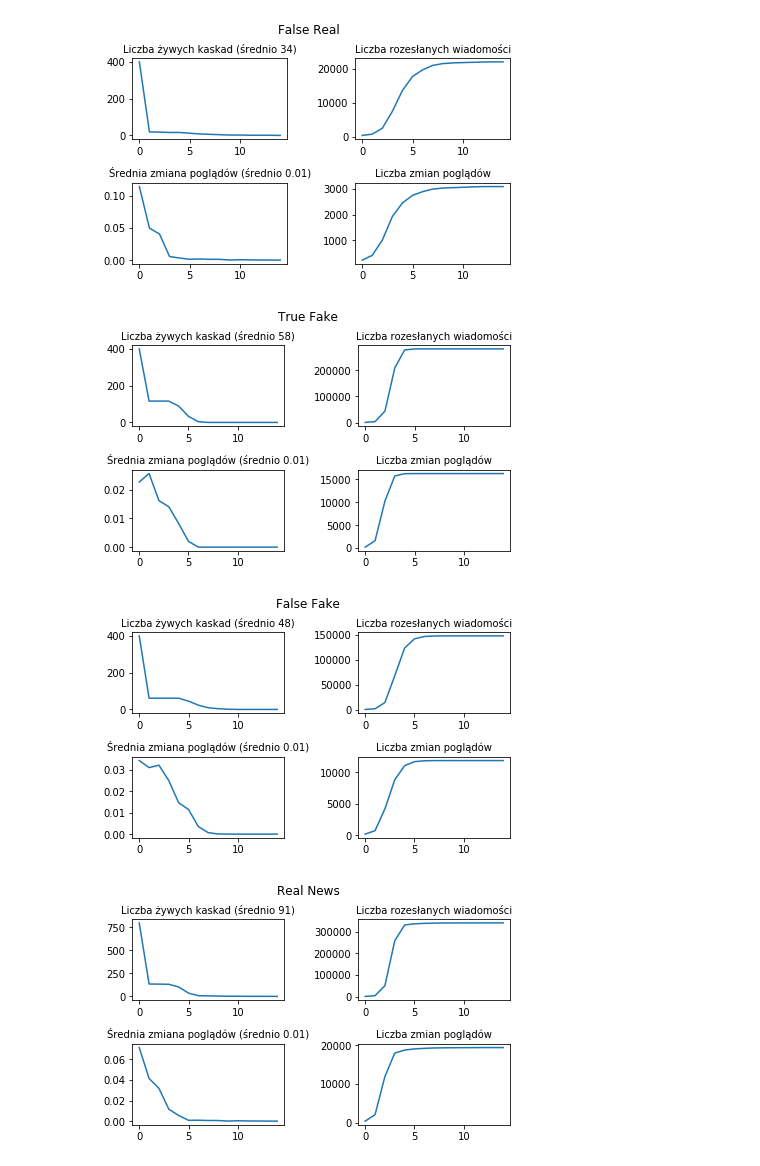
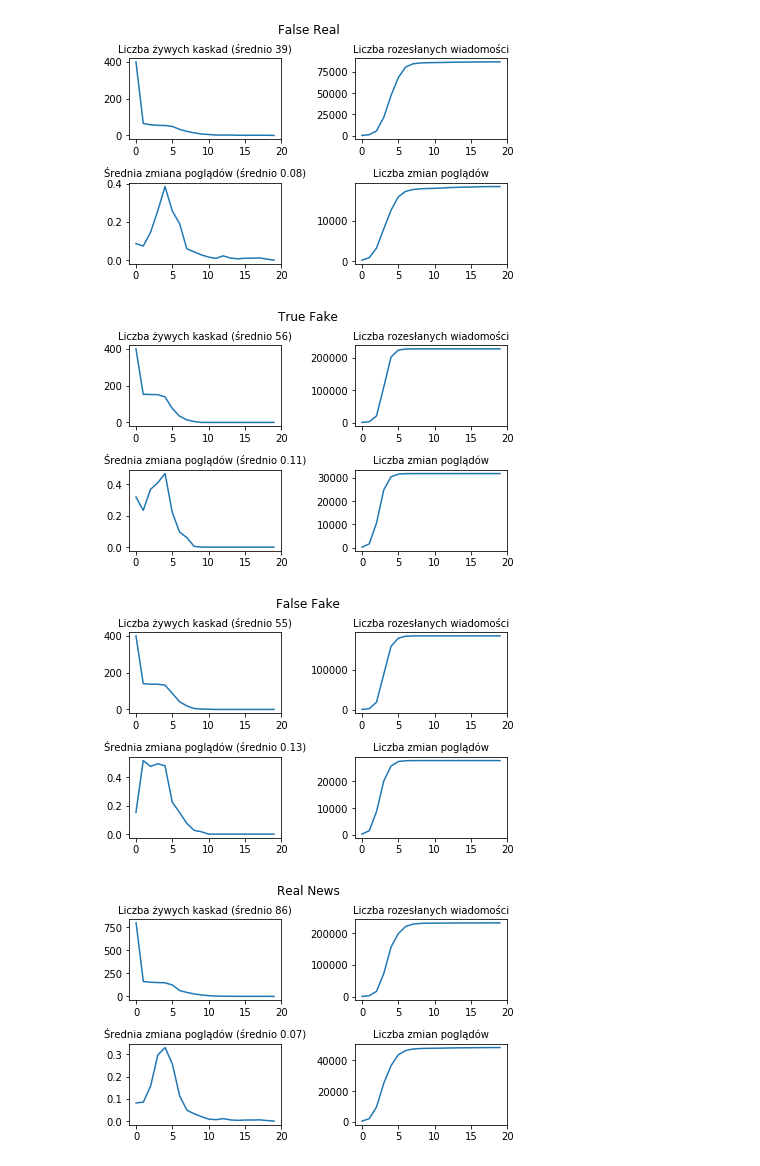
Before and after one commit to MichalKucko/FakeNews, a Jupyter notebook: fake_news.ipynb, the cells around one changed output. Drawn from its saved outputs; the diff is of its cells as text; code cells hidden in the pictures.

```diff
--- a/fake_news.ipynb
+++ b/fake_news.ipynb
@@ -37,7 +37,11 @@ class FakeNews(News):
     super().__init__(_id, _claim, _pers)
     self.prob = _pers   # siła przekonywania newsa nie zależy od jego prawdziwości
     self.type = "Fake"
-
+class FakeNewsV2(News):
+  def __init__(self,_id,  _claim=True, _pers=0.5):
+    super().__init__(_id, _claim, _pers)
+    self.prob = _pers*1.3   # siła przekonywania newsa nie zależy od jego prawdziwości
+    self.type = "Fake"
 class RealNewsV2(News):
   def __init__(self, _id, _claim=True, _pers=0.5):
     super().__init__(_id, _claim, _pers)
@@ -261,7 +265,7 @@ def clasterNetwork(nnodes,simularity_comp,sociality_comp, beliefgen,Agent):
   return claster_network
 # %%
 #inicjacja nowych newsów
-def initNews(news, network, newsList):
+def initNews(news, network, newsList, news_inodes):
   newsList.append(news)
   news.nAliveCascades.append(nStartNodes)
   start_inodes = np.random.choice(nnodes, nStartNodes, replace = False)
@@ -279,18 +283,37 @@ def startNews(nStartNodes,facts,network):
 
     # prawdziwy real
     news = RealNews(fkey, facts[fkey], pers)
-    initNews(news,network, newsList)
+    initNews(news,network, newsList, news_inodes)
     # fałszywy real
     news = RealNews(fkey, not(facts[fkey]), pers)
-    initNews(news, network, newsList)
-    #pers = np.random.uniform(0.55, 1)
+    initNews(news,network, newsList, news_inodes)
     # prawdziwy fake
     news = FakeNews(fkey, facts[fkey], pers)
-    initNews(news, network, newsList)
+    initNews(news,network, newsList, news_inodes)
     # fałszywy fake
     news = FakeNews(fkey, not(facts[fkey]), pers)
-    initNews(news,network, newsList)
+    initNews(news,network, newsList, news_inodes)
   return newsList
+
+def startNewsV2(nStartNodes,facts,network):
+  newsList = []
+  news_inodes = set()
+  for fkey in facts.keys():
+    pers = np.random.uniform(0.5, 1)
+
+    # prawdziwy real
+    news = RealNewsV2(fkey, facts[fkey], pers)
+    initNews(news,network, newsList, news_inodes)
+    # fałszywy real
+    news = RealNewsV2(fkey, not(facts[fkey]), pers)
+    initNews(news,network, newsList, news_inodes)
+    # prawdziwy fake
+    news = FakeNewsV2(fkey, facts[fkey], pers)
+    initNews(news,network, newsList, news_inodes)
+    # fałszywy fake
+    news = FakeNewsV2(fkey, not(facts[fkey]), pers)
+    initNews(news,network, newsList, news_inodes)
+  return newsList
 # %%
 # symulacja
 
@@ -439,8 +462,8 @@ for inode in network:
 #Parametry tworzenia sieci klastrowej
 simularity_comp = 0.9
 sociality_comp = 0.1
-claster_network = clasterNetwork(nnodes,simularity_comp,sociality_comp,beliefgen_2clusters,AgentConfident)
-claster_network2 = clasterNetwork(nnodes,simularity_comp,sociality_comp,beliefgen_3clusters,AgentConfident)
+claster_network = clasterNetwork(nnodes,simularity_comp,sociality_comp,beliefgen_2clusters,AgentRational)
+claster_network2 = clasterNetwork(nnodes,simularity_comp,sociality_comp,beliefgen_3clusters,AgentRational)
 niters = 100 #maksymalna ilość iteracji
 nStartNodes = 20   # liczba startowych węzłów dla każdego newsa
 # %%
@@ -468,5 +491,5 @@ drawPlots(newsInfo['newsList'],newsInfo['iter'])
 # %%
-newsList = startNews(nStartNodes,facts,claster_network2)
+newsList = startNewsV2(nStartNodes,facts,claster_network2)
 newsInfo = simulation(niters, newsList, claster_network2)
 drawPlots(newsInfo['newsList'],newsInfo['iter'])
 # %% [output]
@@ -474,4 +497,4 @@ drawPlots(newsInfo['newsList'],newsInfo['iter'])
-[figure, old version]
+[figure, new version]
-[figure, old version]
+[figure, new version]
-[figure, old version]
+[figure, new version]
-[figure, old version]
+[figure, new version]
```
Also changed, not shown: parts of 3 cells of this notebook.
